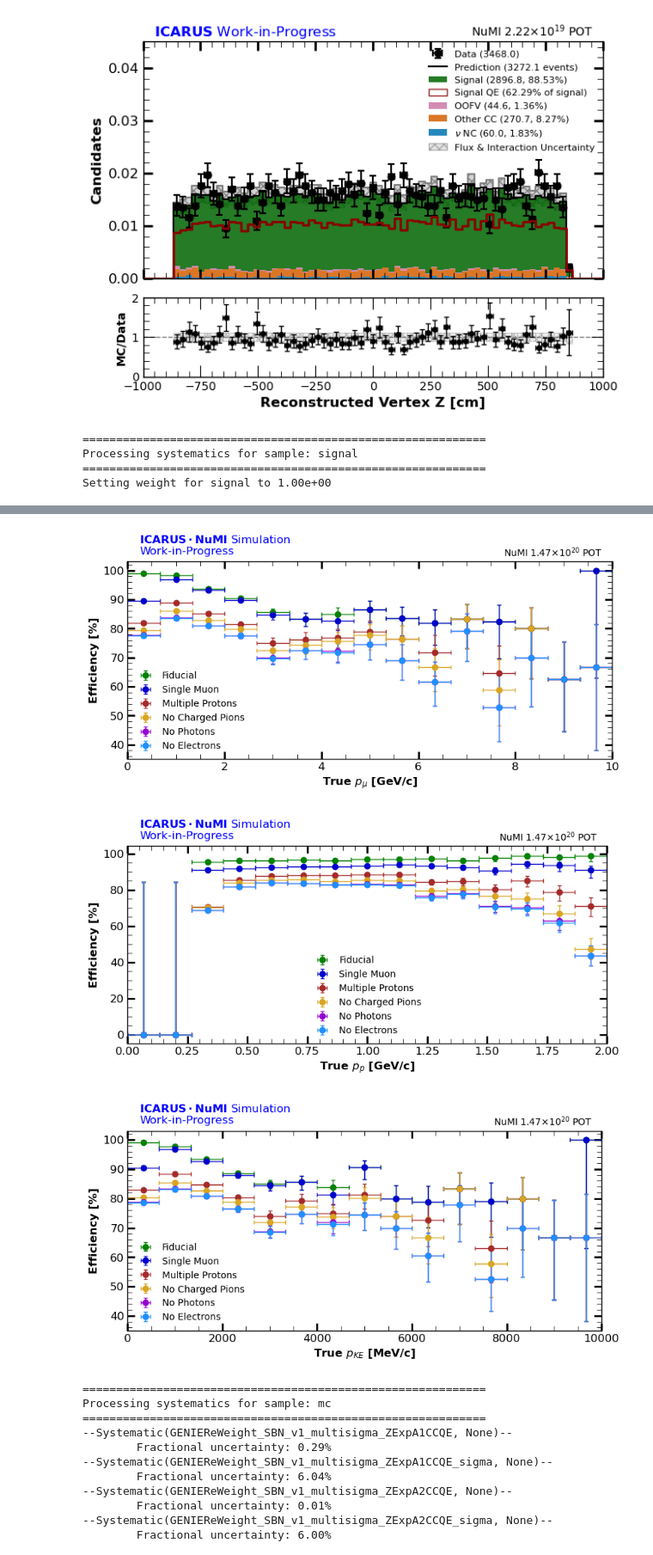
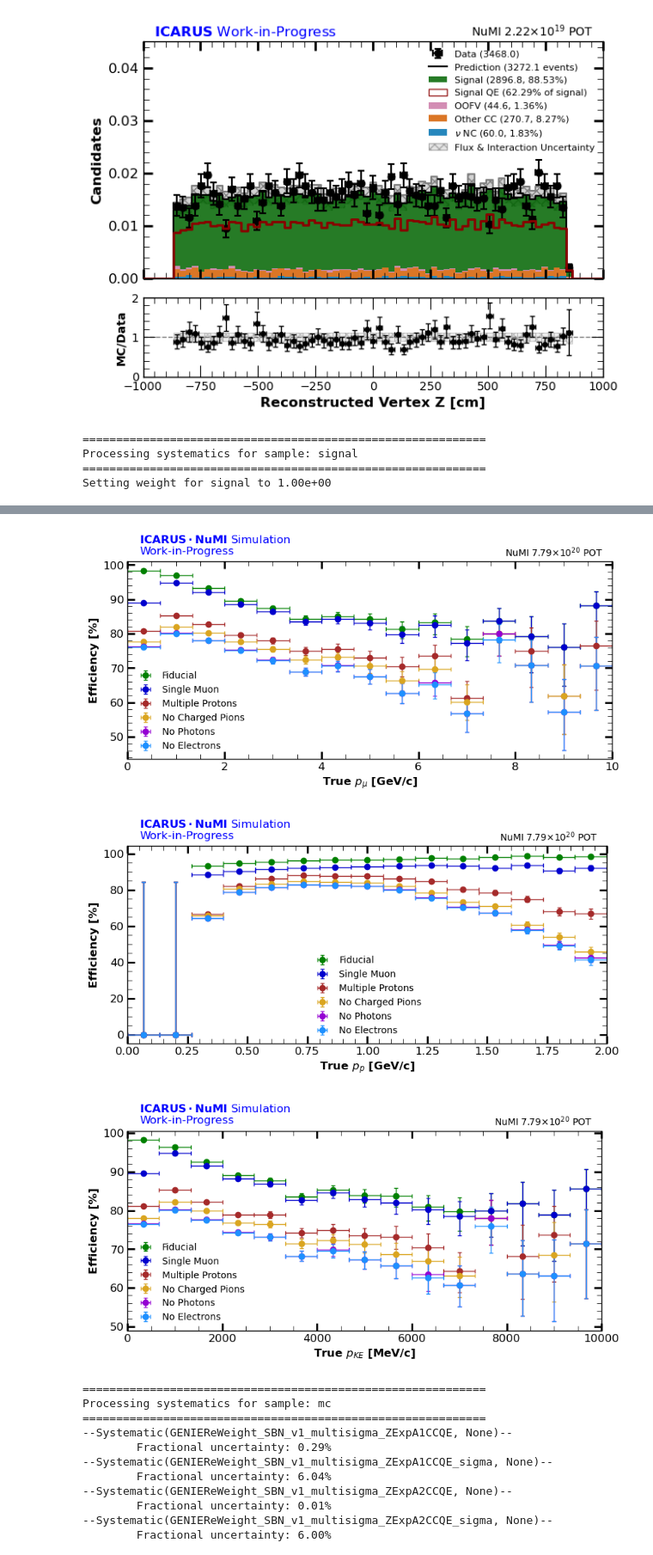
Before and after one commit to rvizarreta/ICARUS-NuMI-CC0pi-Selection, a Jupyter notebook: spineplot/myAnalysis/1muNp0pi_uncontained.ipynb, the cells around one changed output, grey strips where cells are left out. Shown at 86% size. Saved outputs shown, nothing was run; the diff lists cells and outputs as text; code cells hidden in the pictures.

```diff
--- a/spineplot/myAnalysis/1muNp0pi_uncontained.ipynb
+++ b/spineplot/myAnalysis/1muNp0pi_uncontained.ipynb
@@ -255,8 +258,8 @@ Setting weight for mc to 1.51e-01
 Setting weight for onbeam to 1.00e+00
 [figure]
 # %%
-data_file_no_systematics = '/Users/rvizarreta/Library/CloudStorage/GoogleDrive-rvizarreta14@gmail.com/My Drive/🏛 PhD Repository/🚀 Research/🤖 Experiments&Projects/ICARUS/ICARUS_CC0pi_Selection/data/1muNp0pi_Nge1_uncontained.root'
-analysis = Analysis(ana_directory + '/efficiency.toml', data_file_no_systematics)
+#data_file_no_systematics = '/Users/rvizarreta/Library/CloudStorage/GoogleDrive-rvizarreta14@gmail.com/My Drive/🏛 PhD Repository/🚀 Research/🤖 Experiments&Projects/ICARUS/ICARUS_CC0pi_Selection/data/1muNp0pi_Nge1_uncontained.root'
+analysis = Analysis(ana_directory + '/efficiency.toml', data_file)
 analysis.run(close_figs=False)
 # %% [output]
 ============================================================
@@ -267,6 +270,6 @@ Setting weight for signal to 1.00e+00
-[figure, old version]
+[figure, new version]
-[figure, old version]
+[figure, new version]
-[figure, old version]
+[figure, new version]
 # %%
 # Delta p_T cross-section uncertainties plot
 data_file = '/Users/rvizarreta/Library/CloudStorage/GoogleDrive-rvizarreta14@gmail.com/My Drive/🏛 PhD Repository/🚀 Research/🤖 Experiments&Projects/ICARUS/ICARUS_CC0pi_Selection/data/icarus_numi_numu_mc_onbeam_offbeam_syst_ppfx.root'
```
Also changed, not shown: parts of 5 cells of this notebook, 12 other files.
